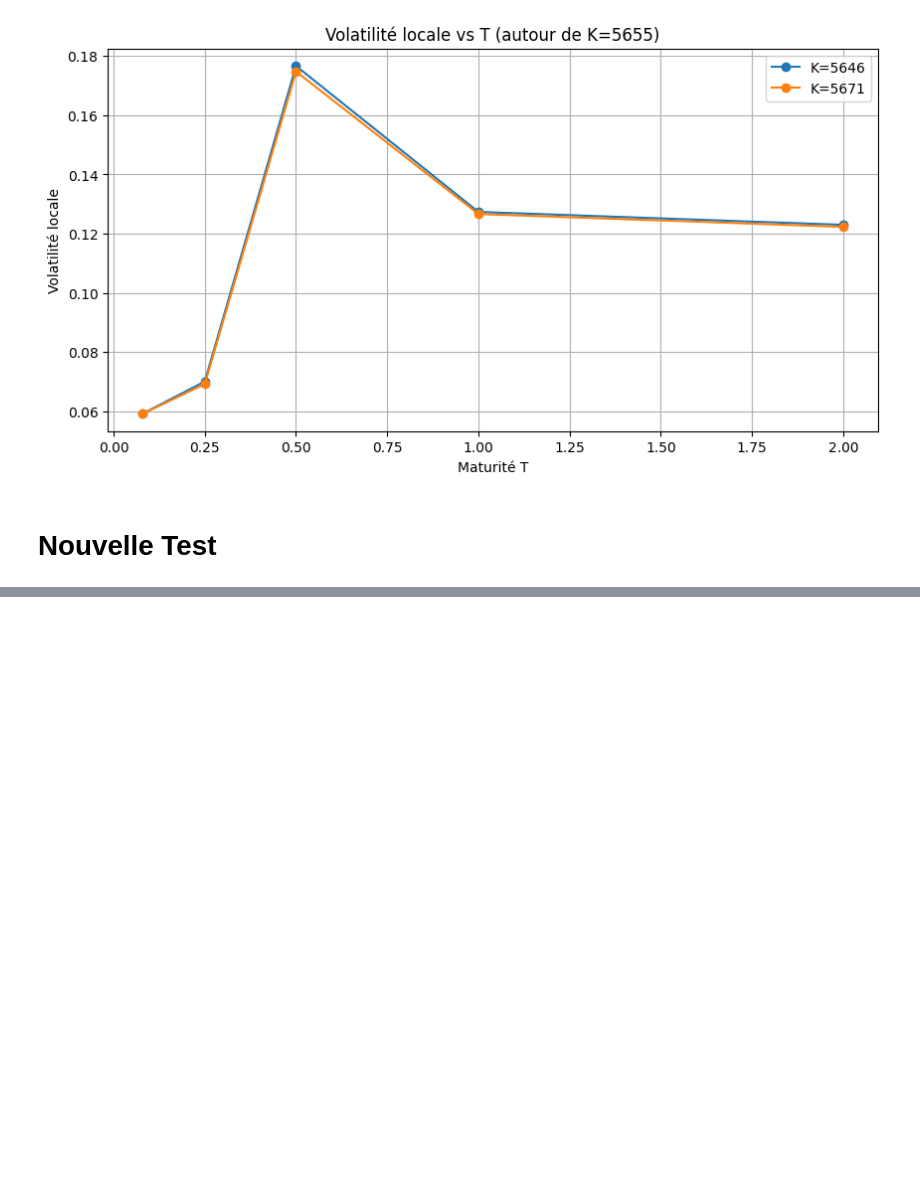
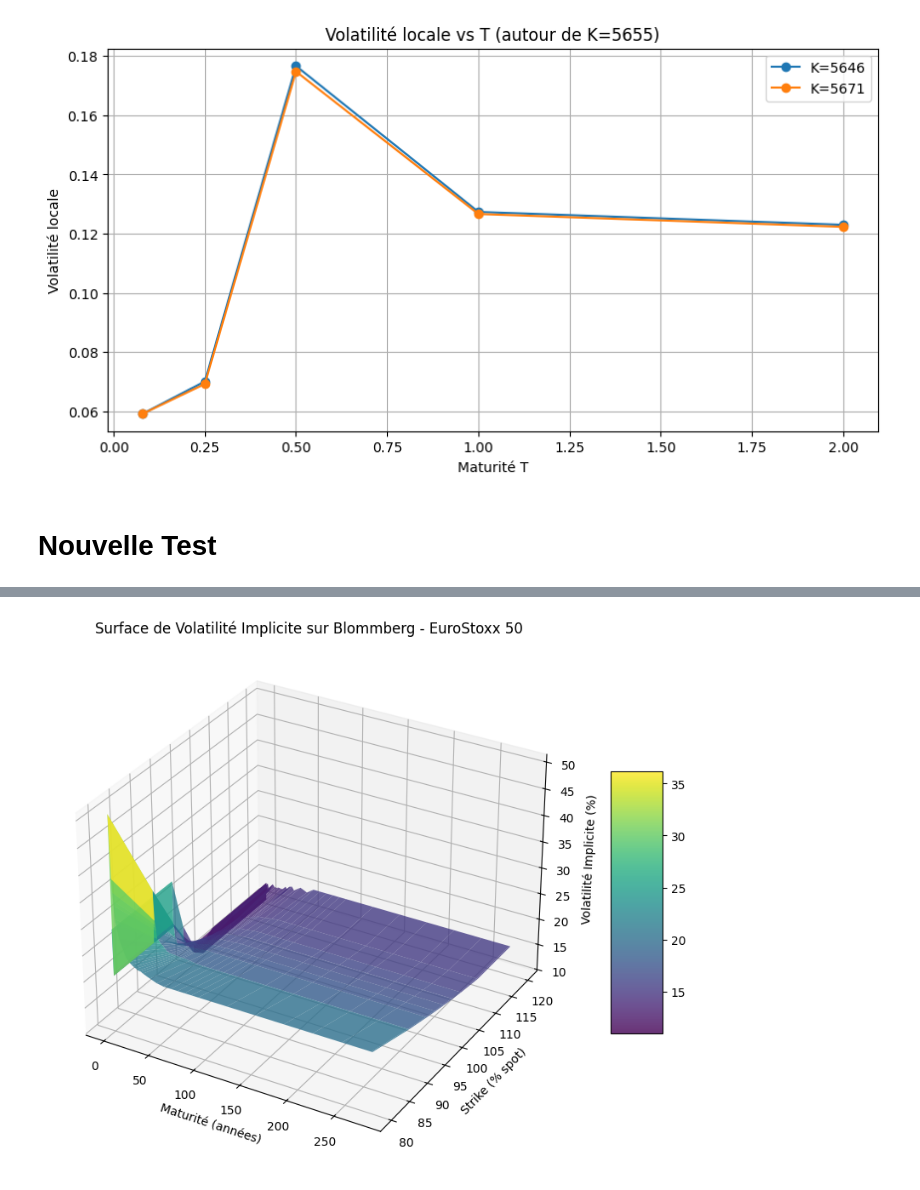
Before and after one commit to Eylz-Liu/Mod-le-vol-locale, a Jupyter notebook: Etude_local_vol_Dupire Daily.ipynb, the cells around one changed output, grey strips where cells are left out. Cells and saved outputs as stored; diff of their text form; code cells hidden in the pictures; blank space fills up the shorter version.

```diff
--- a/Etude_local_vol_Dupire Daily.ipynb
+++ b/Etude_local_vol_Dupire Daily.ipynb
@@ -664,0 +638,19 @@ def calculate_dupire_local_vol(T, K, spot, r, q):
+# %%
+# Création de la grille
+T_mesh, K_mesh = np.meshgrid(maturities, strike_ratios)
+
+fig = plt.figure(figsize=(12, 8))
+ax = fig.add_subplot(111, projection='3d')
+
+# Surface 3D
+surf = ax.plot_surface(T_mesh, K_mesh, iv_matrix.T, cmap='viridis', alpha=0.8, linewidth=0, antialiased=True)
+
+ax.set_xlabel('Maturité (années)')
+ax.set_ylabel('Strike (% spot)')
+ax.set_zlabel('Volatilité Implicite (%)')
+ax.set_title('Surface de Volatilité Implicite sur Blommberg - EuroStoxx 50')
+
+plt.colorbar(surf, ax=ax, shrink=0.5, aspect=5)
+plt.show()
+# %% [output]
+[figure, added]
```
Also changed, not shown: parts of 10 cells of this notebook.
